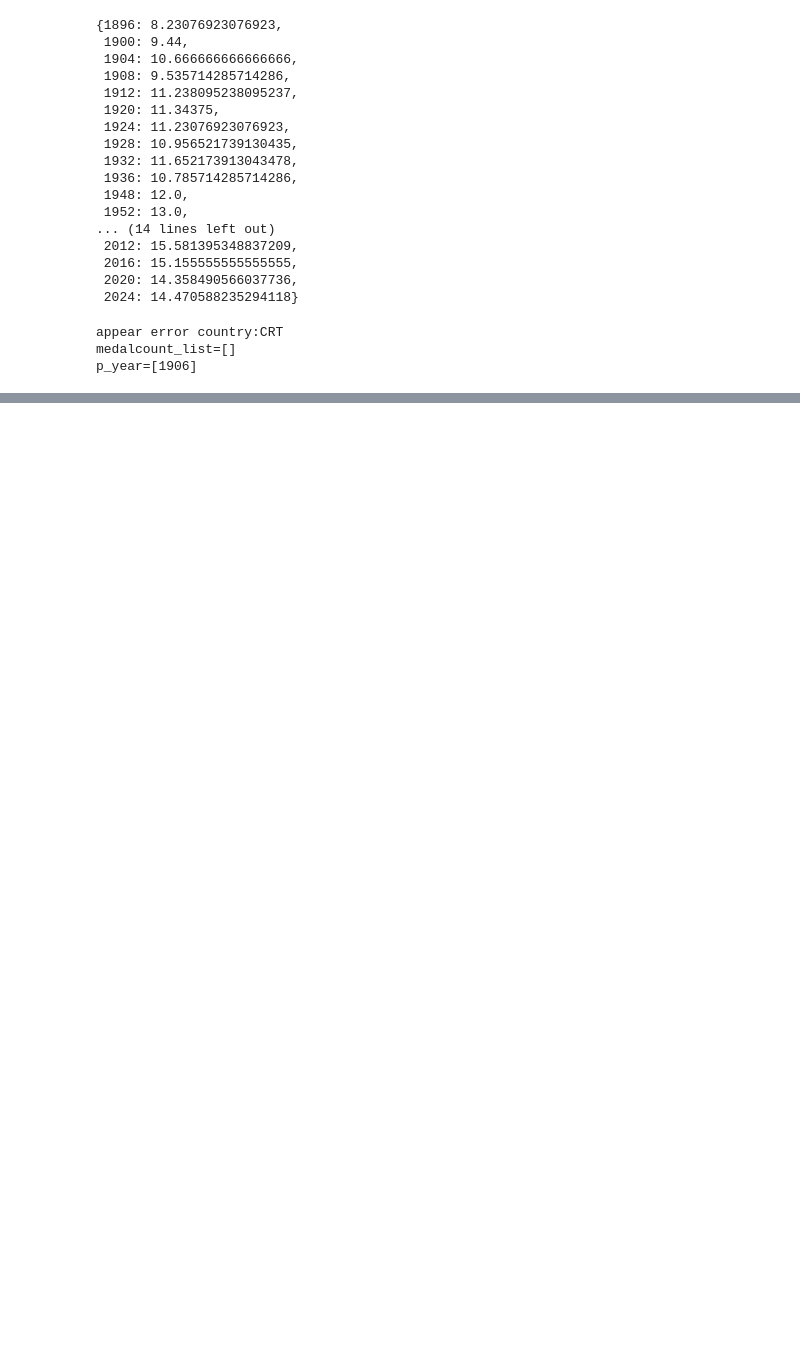
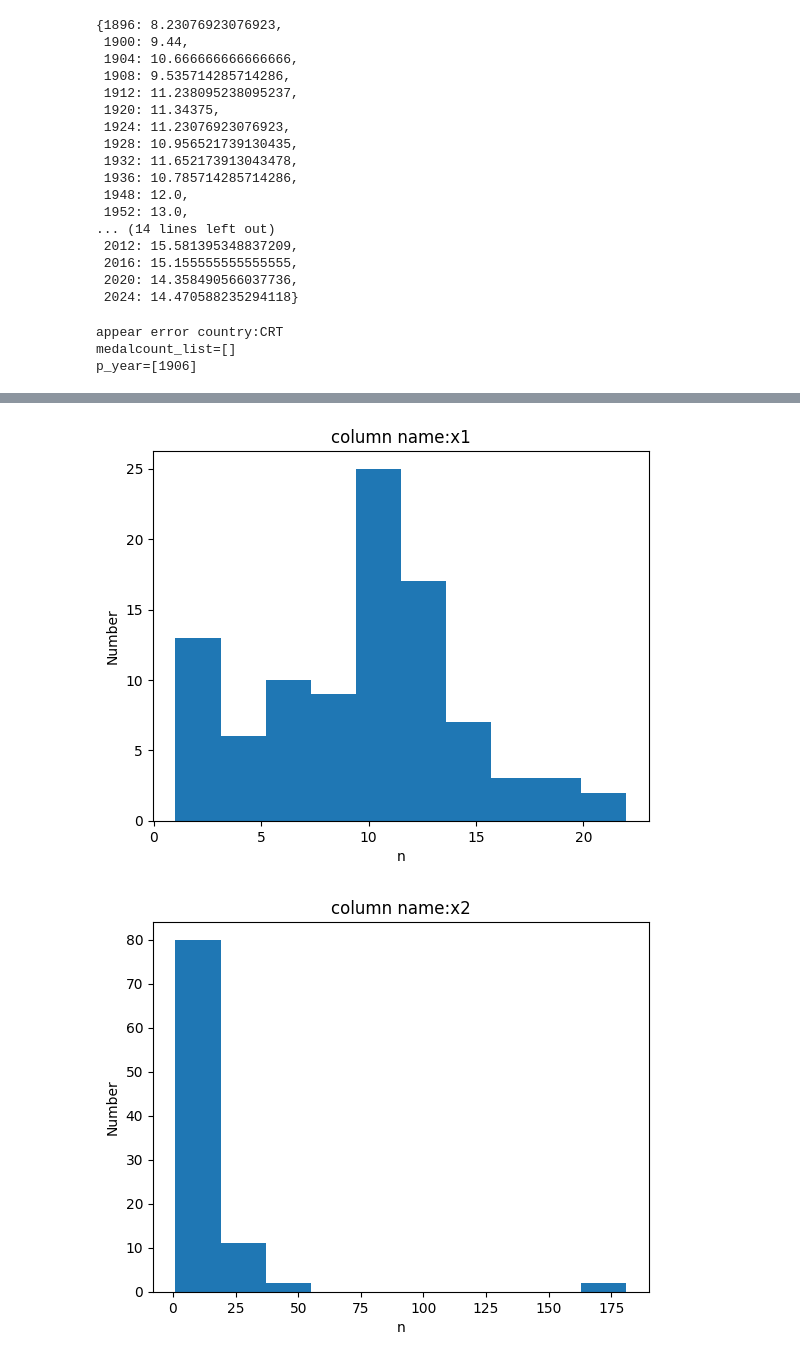
Before and after one commit to VicissitudeChat9619/MCM_Document, a Jupyter notebook: code/C_2.ipynb, the cells around one changed output, grey strips where cells are left out. Cells and saved outputs as stored; diff of their text form; code cells hidden in the pictures; blank space fills up the shorter version.

```diff
--- a/code/C_2.ipynb
+++ b/code/C_2.ipynb
@@ -525,0 +526,26 @@ except:
+# %%
+noc_o_list
+df = {"NOC": [], "x1": [], "x2": [], "x3": []}
+for k in noc_o_list:
+    df["NOC"].append(k)
+    df["x1"].append(noc_o_list[k][0])
+    df["x2"].append(noc_o_list[k][1])
+    df["x3"].append(noc_o_list[k][2])
+df = pd.DataFrame(df, index=df["NOC"])
+df
+
+
+def fun(s):
+    plt.figure()
+    plt.hist(df[s])
+    plt.title(f"column name:{s}")
+    plt.xlabel('n')
+    plt.ylabel('Number')
+    plt.show()
+
+
+for s in df.columns[1:]:
+    fun(s)
+# %% [output]
+[figure, added]
+[figure, added]
```
Also changed, not shown: parts of 7 cells of this notebook.
